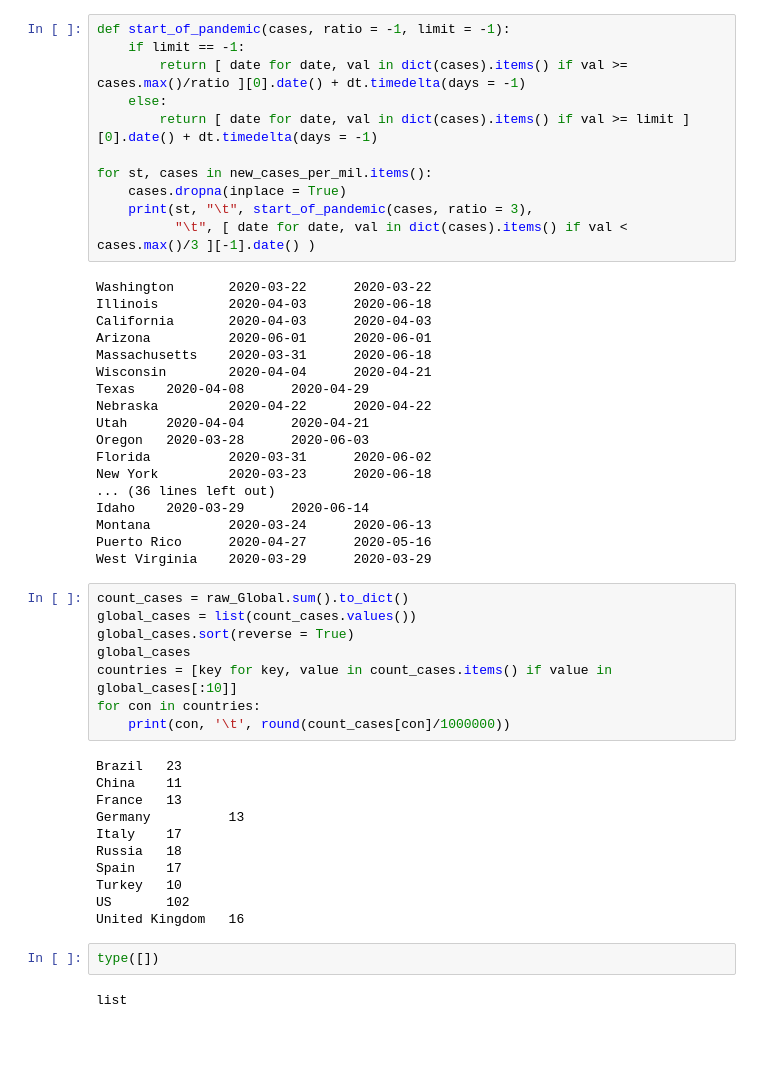
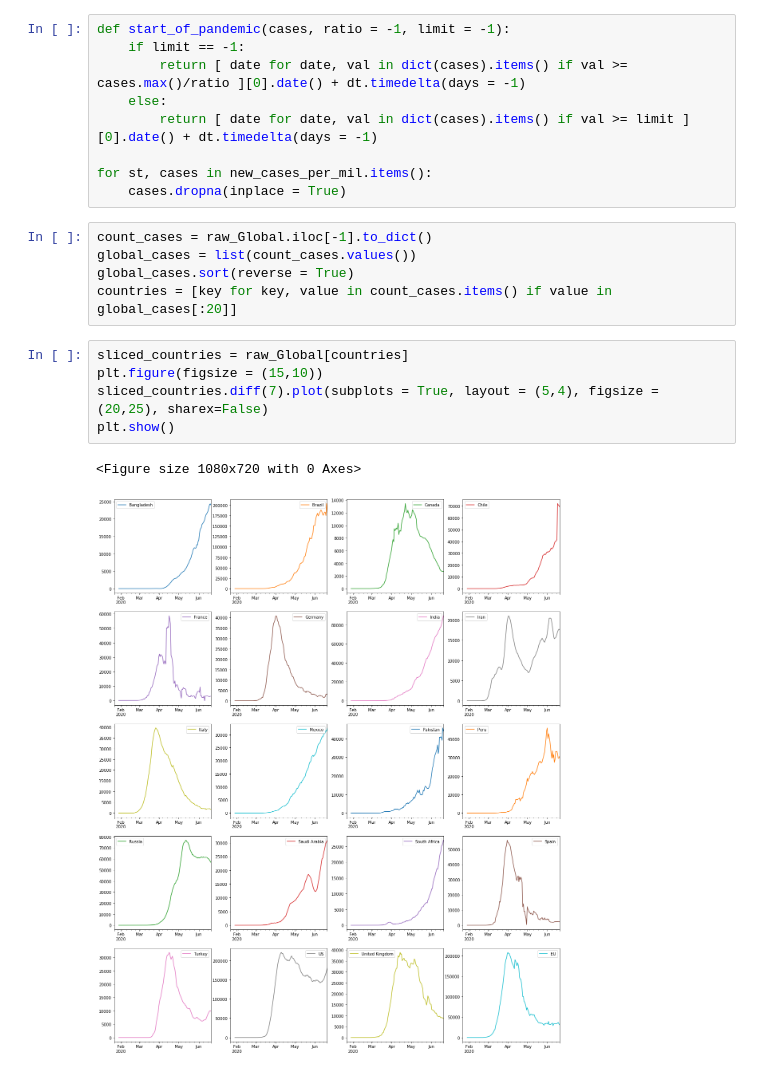
Before and after one commit to dviabhav/NYTCovidData, a Jupyter notebook: Covid19 file.ipynb, the cells around one changed output. Cells and saved outputs as stored; diff of their text form; blank space fills up the shorter version.

```diff
--- a/Covid19 file.ipynb
+++ b/Covid19 file.ipynb
@@ -239,46 +210,16 @@ def start_of_pandemic(cases, ratio = -1, limit = -1):
 
 for st, cases in new_cases_per_mil.items():
     cases.dropna(inplace = True)
-    print(st, "\t", start_of_pandemic(cases, ratio = 3),
-          "\t", [ date for date, val in dict(cases).items() if val < cases.max()/3 ][-1].date() )
-# %% [output]
-Washington       2020-03-22      2020-03-22
-Illinois         2020-04-03      2020-06-18
-California       2020-04-03      2020-04-03
-Arizona          2020-06-01      2020-06-01
-Massachusetts    2020-03-31      2020-06-18
-Wisconsin        2020-04-04      2020-04-21
-Texas    2020-04-08      2020-04-29
-Nebraska         2020-04-22      2020-04-22
-Utah     2020-04-04      2020-04-21
-Oregon   2020-03-28      2020-06-03
-Florida          2020-03-31      2020-06-02
-New York         2020-03-23      2020-06-18
-... (36 lines left out)
-Idaho    2020-03-29      2020-06-14
-Montana          2020-03-24      2020-06-13
-Puerto Rico      2020-04-27      2020-05-16
-West Virginia    2020-03-29      2020-03-29
 # %%
-count_cases = raw_Global.sum().to_dict()
+count_cases = raw_Global.iloc[-1].to_dict()
 global_cases = list(count_cases.values())
 global_cases.sort(reverse = True)
-global_cases
-countries = [key for key, value in count_cases.items() if value in global_cases[:10]]
-for con in countries:
-    print(con, '\t', round(count_cases[con]/1000000))
+countries = [key for key, value in count_cases.items() if value in global_cases[:20]]
-# %% [output]
-Brazil   23
-China    11
-France   13
-Germany          13
-Italy    17
-Russia   18
-Spain    17
-Turkey   10
-US       102
-United Kingdom   16
-# %%
-type([])
-# %% [output]
-list
+# %%
+sliced_countries = raw_Global[countries]
+plt.figure(figsize = (15,10))
+sliced_countries.diff(7).plot(subplots = True, layout = (5,4), figsize = (20,25), sharex=False)
+plt.show()
+# %% [output]
+<Figure size 1080x720 with 0 Axes>
+[figure, added]
```
Also changed, not shown: parts of 5 cells of this notebook.
